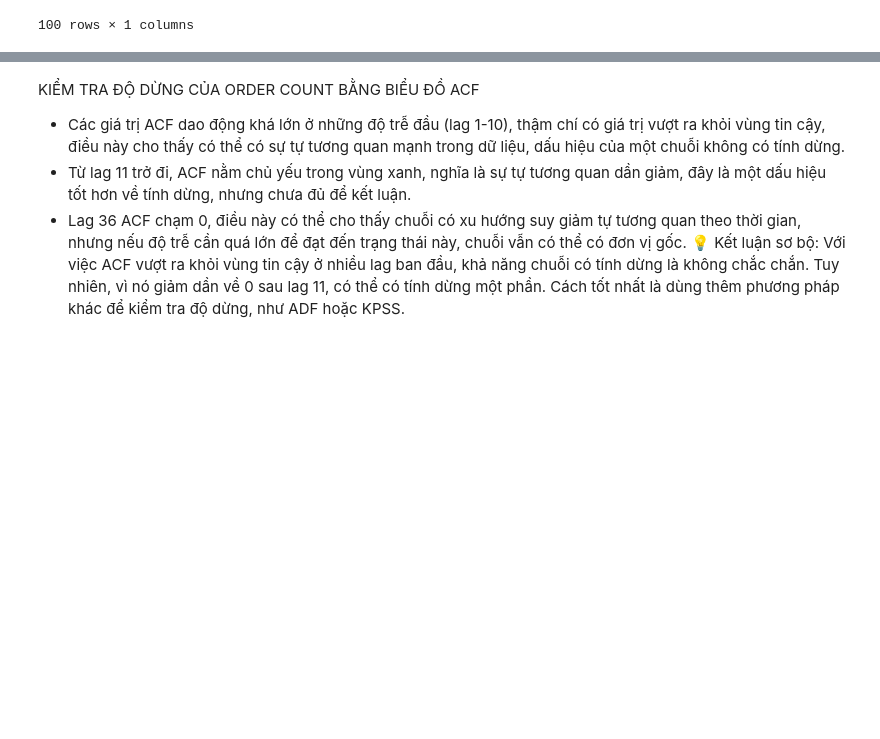
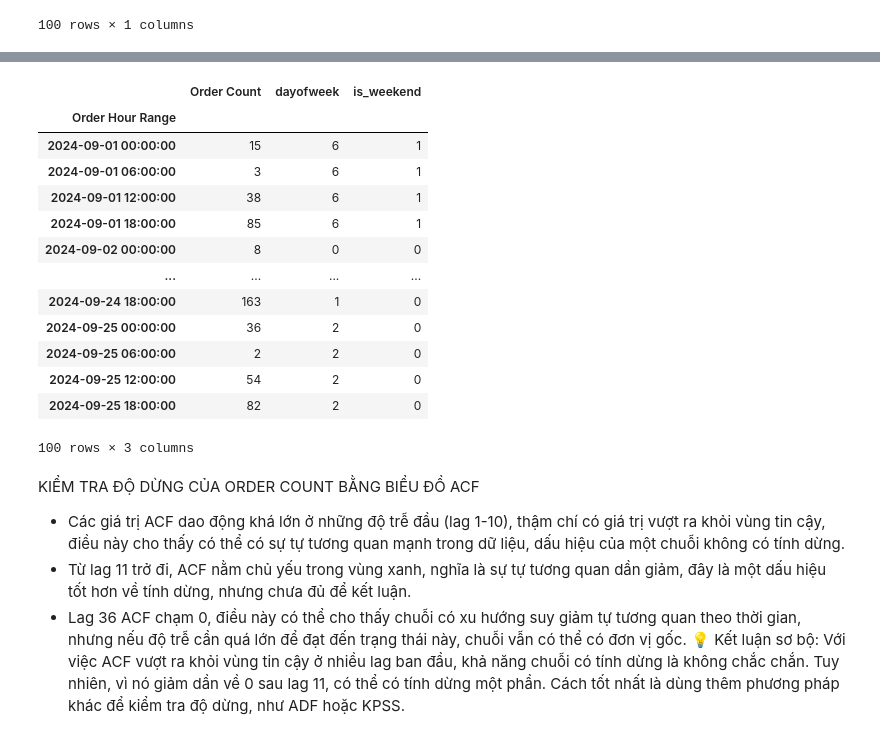
Before and after one commit to MinHeHeHeHe/DoAn_2, a Jupyter notebook: PhanTichSoLuongDonHang.ipynb, the cells around one changed output, grey strips where cells are left out. Cells and saved outputs as stored; diff of their text form; code cells hidden in the pictures; blank space fills up the shorter version.

```diff
--- a/PhanTichSoLuongDonHang.ipynb
+++ b/PhanTichSoLuongDonHang.ipynb
@@ -138,3 +138,64 @@ Index cuoi 2025-02-01 00:00:00
 | 2024-09-25 12:00:00 | 54 |
 | 2024-09-25 18:00:00 | 82 |
 100 rows × 1 columns
+# %%
+import pandas as pd
+import matplotlib.pyplot as plt
+
+# Đọc dữ liệu từ tệp CSV và thêm các đặc trưng thời gian
+def process_data(file_path):
+    df = pd.read_csv(file_path)
+
+    # Chuyển 'Order Placed At' thành datetime
+    df['Order Placed At'] = pd.to_datetime(df['Order Placed At'], errors='coerce')
+
+    # Tạo cột 'Order Hour Range' (cứ mỗi 6 tiếng)
+    df['Order Hour Range'] = df['Order Placed At'].dt.floor('6h')
+
+    # Đếm số đơn hàng theo khung giờ
+    order_counts = df.groupby('Order Hour Range').size().reset_index(name='Order Count')
+
+    # Tạo khung thời gian đầy đủ (6h 1 lần)
+    all_hours = pd.date_range(
+        start=df['Order Placed At'].min().floor('6h'),
+        end=df['Order Placed At'].max().ceil('6h'),
+        freq='6h'
+    )
+
+    all_hours_df = pd.DataFrame(all_hours, columns=['Order Hour Range'])
+
+    # Merge để đảm bảo đầy đủ khung giờ
+    full_order_counts = pd.merge(all_hours_df, order_counts, on='Order Hour Range', how='left').fillna(0)
+    full_order_counts['Order Count'] = full_order_counts['Order Count'].astype(int)
+
+    # ======= THÊM CÁC FEATURE MỚI =======
+    # 'dayofweek': thứ trong tuần (0=Thứ Hai, 6=Chủ nhật)
+    full_order_counts['dayofweek'] = full_order_counts['Order Hour Range'].dt.dayofweek
+
+    # 'is_weekend': 1 nếu Thứ 7 hoặc Chủ nhật, 0 nếu ngày thường
+    full_order_counts['is_weekend'] = full_order_counts['dayofweek'].apply(lambda x: 1 if x >= 5 else 0)
+
+
+
+    # Xuất bảng khung giờ có ít đơn hàng nhất (100 dòng)
+    sorted_order_counts = full_order_counts.sort_values(by='Order Count', ascending=True).head(100)
+    print("\nBảng sắp xếp khung giờ theo số lượng đơn hàng tăng dần (100 dòng đầu tiên):")
+    print(sorted_order_counts.to_string(index=False))
+
+    # Gán lại index
+    full_order_counts = full_order_counts.set_index('Order Hour Range')
+    full_order_counts.index.freq = '6h'
+
+    last_index = full_order_counts.index[-1]
+    print("Index cuối:", last_index)
+
+    return full_order_counts
+
+# Đường dẫn tới file CSV
+file_path = "cleaned_order_history.csv"
+processed_df = process_data(file_path)
+
+# Fill NaN cho Order Count (nếu có)
+processed_df['Order Count'] = processed_df['Order Count'].fillna(0)
+processed_df.head(100)
+# %% [output]
@@ -141,3 +219,17 @@ Index cuoi 2025-02-01 00:00:00
+|  | Order Count | dayofweek | is_weekend |
+| Order Hour Range |  |  |  |
+| 2024-09-01 00:00:00 | 15 | 6 | 1 |
+| 2024-09-01 06:00:00 | 3 | 6 | 1 |
+| 2024-09-01 12:00:00 | 38 | 6 | 1 |
+| 2024-09-01 18:00:00 | 85 | 6 | 1 |
+| 2024-09-02 00:00:00 | 8 | 0 | 0 |
+| ... | ... | ... | ... |
+| 2024-09-24 18:00:00 | 163 | 1 | 0 |
+| 2024-09-25 00:00:00 | 36 | 2 | 0 |
+| 2024-09-25 06:00:00 | 2 | 2 | 0 |
+| 2024-09-25 12:00:00 | 54 | 2 | 0 |
+| 2024-09-25 18:00:00 | 82 | 2 | 0 |
+100 rows × 3 columns
 # %% [markdown]
 KIỂM TRA ĐỘ DỪNG CỦA ORDER COUNT BẰNG BIỂU ĐỒ ACF
 - Các giá trị ACF dao động khá lớn ở những độ trễ đầu (lag 1-10), thậm chí có giá trị vượt ra khỏi vùng tin cậy, điều này cho thấy có thể có sự tự tương quan mạnh trong dữ liệu, dấu hiệu của một chuỗi không có tính dừng.
```
Also changed, not shown: parts of 15 cells of this notebook.
